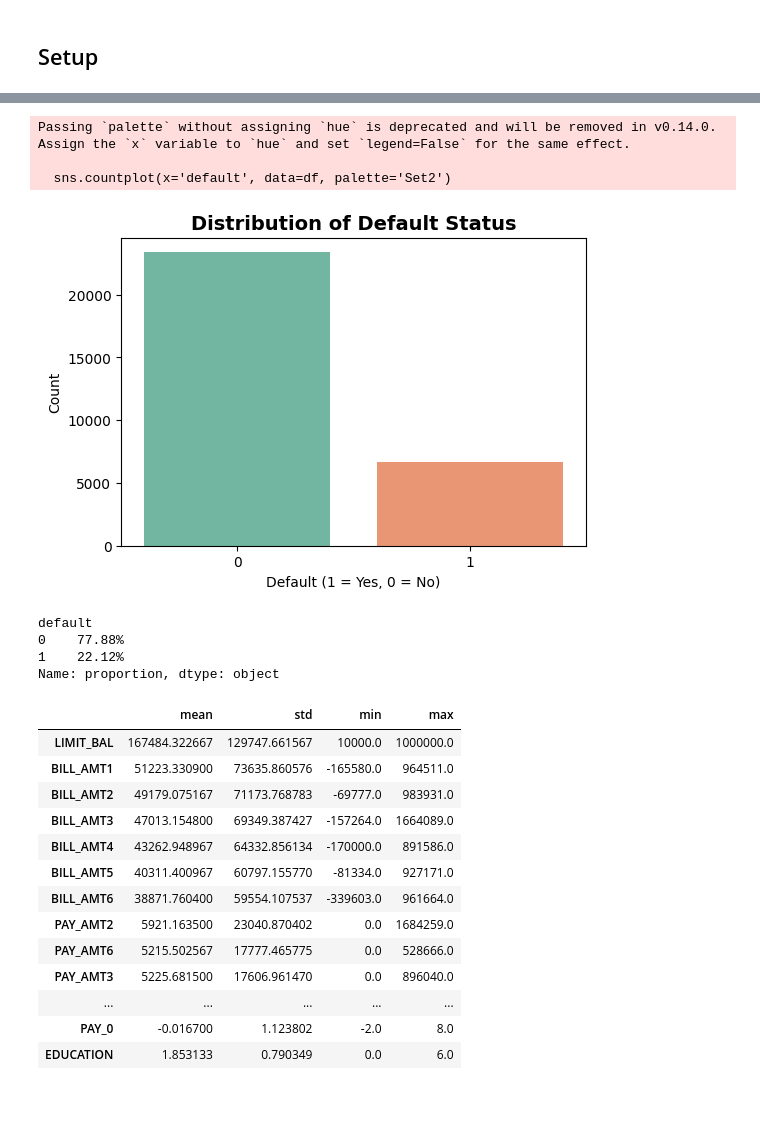
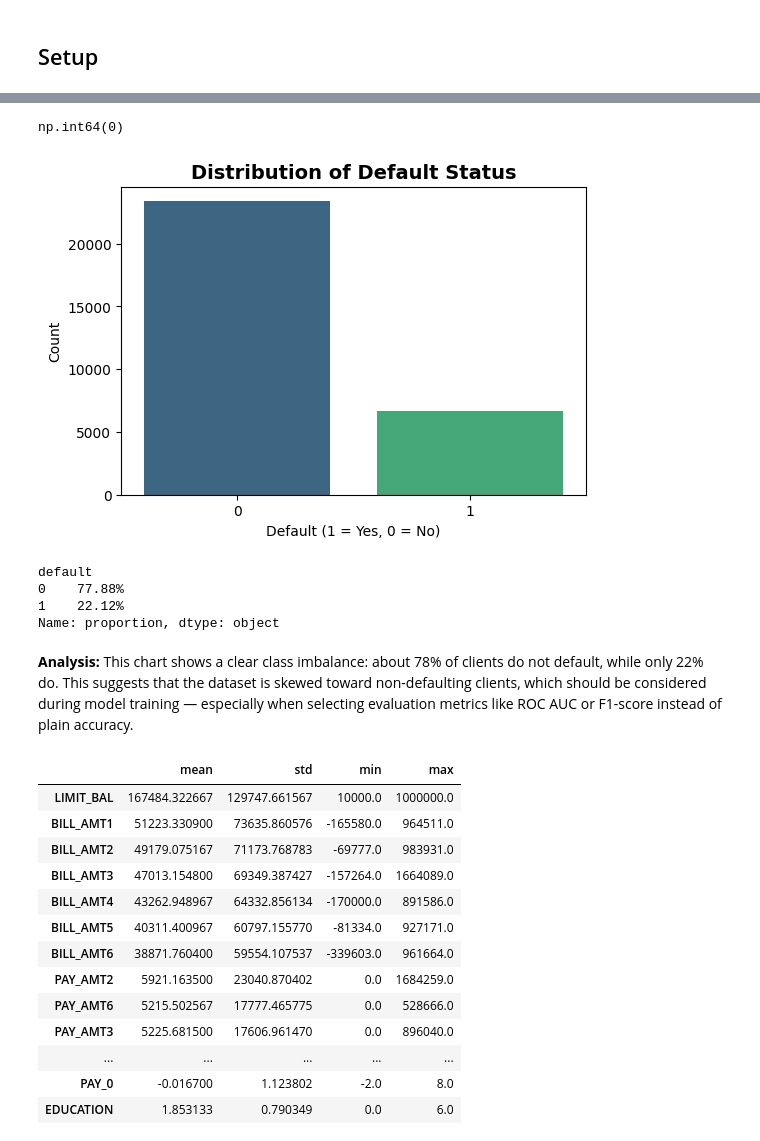
Before and after one commit to AugustoDiaz-Dev/JupyterNotebookProjects, a Jupyter notebook: ML/ML_Credit_card_default.ipynb, the cells around one changed output, grey strips where cells are left out. Saved outputs shown, nothing was run; the diff lists cells and outputs as text; code cells hidden in the pictures; blank space fills up the shorter version.

Commit message:
Credit Card Default - Update

```diff
--- a/ML/ML_Credit_card_default.ipynb
+++ b/ML/ML_Credit_card_default.ipynb
@@ -90,22 +135,26 @@ dtype: object
+# %%
+# Count how many duplicated rows there are
+df.duplicated().sum()
+# %% [output]
+np.int64(0)
 # %%
 # # Overview of target variable
 plt.figure(figsize=(6,4))
-sns.countplot(x='default', data=df, palette='Set2')
+sns.countplot(x='default', data=df, palette='viridis')
 plt.title('Distribution of Default Status', fontsize=14, fontweight='bold')
 plt.xlabel('Default (1 = Yes, 0 = No)')
 plt.ylabel('Count')
 plt.show()
 
 print(df['default'].value_counts(normalize=True).apply(lambda x: f"{x:.2%}"))
 # %% [output]
+[figure, new version]
-Passing `palette` without assigning `hue` is deprecated and will be removed in v0.14.0. Assign the `x` variable to `hue` and set `legend=False` for the same effect.
-
-  sns.countplot(x='default', data=df, palette='Set2')
+default
+0    77.88%
+1    22.12%
+Name: proportion, dtype: object
-[figure, old version]
-default
-0    77.88%
-1    22.12%
-Name: proportion, dtype: object
+# %% [markdown]
+**Analysis:** This chart shows a clear class imbalance: about 78% of clients do not default, while only 22% do. This suggests that the dataset is skewed toward non-defaulting clients, which should be considered during model training — especially when selecting evaluation metrics like ROC AUC or F1-score instead of plain accuracy.
 # %%
 # Numerical summary
 df.describe().T[['mean', 'std', 'min', 'max']].sort_values(by='std', ascending=False)
```
Also changed, not shown: parts of 29 cells of this notebook.
